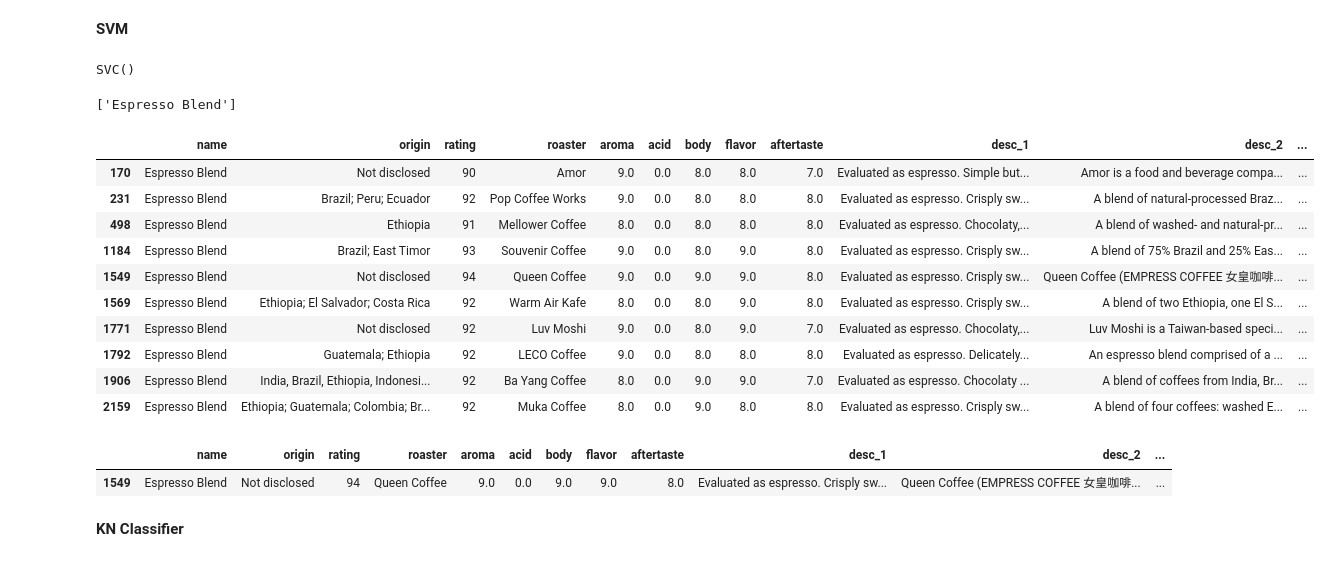
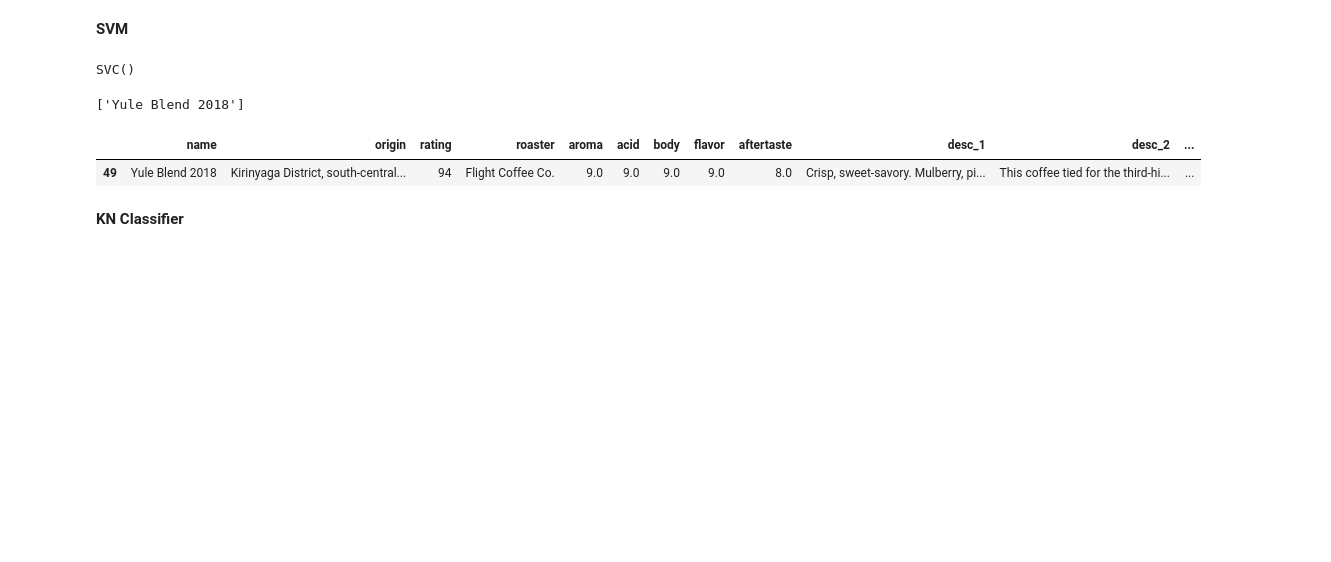
Before and after one commit to Hanifanta/Capstone_RECCOFFEE, a Jupyter notebook: notebook/reccoffee_filtering.ipynb, the cells around one changed output. Cells and saved outputs as stored; diff of their text form; code cells hidden in the pictures; blank space fills up the shorter version.

```diff
--- a/notebook/reccoffee_filtering.ipynb
+++ b/notebook/reccoffee_filtering.ipynb
@@ -62,29 +62,15 @@ model.fit(X.values, y)
 # %% [output]
 SVC()
 # %%
-svm_pred = model.predict([[9.0, 0.0, 9.0, 9.0, 8.0]])
+svm_pred = model.predict([[9.0, 9.0, 9.0, 9.0, 8.0]])
 print(svm_pred)
 # %% [output]
-['Espresso Blend']
+['Yule Blend 2018']
 # %%
-coffee[coffee['name'] == 'Espresso Blend']
+coffee[coffee['name'] == 'Yule Blend 2018']
 # %% [output]
 |  | name | origin | rating | roaster | aroma | acid | body | flavor | aftertaste | desc_1 | desc_2 | ... |
-| 170 | Espresso Blend | Not disclosed | 90 | Amor | 9.0 | 0.0 | 8.0 | 8.0 | 7.0 | Evaluated as espresso. Simple but... | Amor is a food and beverage compa... | ... |
-| 231 | Espresso Blend | Brazil; Peru; Ecuador | 92 | Pop Coffee Works | 9.0 | 0.0 | 8.0 | 8.0 | 8.0 | Evaluated as espresso. Crisply sw... | A blend of natural-processed Braz... | ... |
-| 498 | Espresso Blend | Ethiopia | 91 | Mellower Coffee | 8.0 | 0.0 | 8.0 | 8.0 | 8.0 | Evaluated as espresso. Chocolaty,... | A blend of washed- and natural-pr... | ... |
-| 1184 | Espresso Blend | Brazil; East Timor | 93 | Souvenir Coffee | 9.0 | 0.0 | 8.0 | 9.0 | 8.0 | Evaluated as espresso. Crisply sw... | A blend of 75% Brazil and 25% Eas... | ... |
-| 1549 | Espresso Blend | Not disclosed | 94 | Queen Coffee | 9.0 | 0.0 | 9.0 | 9.0 | 8.0 | Evaluated as espresso. Crisply sw... | Queen Coffee (EMPRESS COFFEE 女皇咖啡... | ... |
-| 1569 | Espresso Blend | Ethiopia; El Salvador; Costa Rica | 92 | Warm Air Kafe | 8.0 | 0.0 | 8.0 | 9.0 | 8.0 | Evaluated as espresso. Crisply sw... | A blend of two Ethiopia, one El S... | ... |
-| 1771 | Espresso Blend | Not disclosed | 92 | Luv Moshi | 9.0 | 0.0 | 8.0 | 9.0 | 7.0 | Evaluated as espresso. Chocolaty,... | Luv Moshi is a Taiwan-based speci... | ... |
-| 1792 | Espresso Blend | Guatemala; Ethiopia | 92 | LECO Coffee | 9.0 | 0.0 | 8.0 | 8.0 | 8.0 | Evaluated as espresso. Delicately... | An espresso blend comprised of a ... | ... |
-| 1906 | Espresso Blend | India, Brazil, Ethiopia, Indonesi... | 92 | Ba Yang Coffee | 8.0 | 0.0 | 9.0 | 9.0 | 7.0 | Evaluated as espresso. Chocolaty ... | A blend of coffees from India, Br... | ... |
-| 2159 | Espresso Blend | Ethiopia; Guatemala; Colombia; Br... | 92 | Muka Coffee | 8.0 | 0.0 | 9.0 | 8.0 | 8.0 | Evaluated as espresso. Crisply sw... | A blend of four coffees: washed E... | ... |
+| 49 | Yule Blend 2018 | Kirinyaga District, south-central... | 94 | Flight Coffee Co. | 9.0 | 9.0 | 9.0 | 9.0 | 8.0 | Crisp, sweet-savory. Mulberry, pi... | This coffee tied for the third-hi... | ... |
-# %%
-coffee[(coffee['name'] == 'Espresso Blend') & (coffee['aroma'] == 9.0) & (coffee['acid'] == 0.0) & (coffee['body'] == 9.0) & (coffee['flavor'] == 9.0) & (coffee['aftertaste'] == 8.0)]
-# %% [output]
-|  | name | origin | rating | roaster | aroma | acid | body | flavor | aftertaste | desc_1 | desc_2 | ... |
-| 1549 | Espresso Blend | Not disclosed | 94 | Queen Coffee | 9.0 | 0.0 | 9.0 | 9.0 | 8.0 | Evaluated as espresso. Crisply sw... | Queen Coffee (EMPRESS COFFEE 女皇咖啡... | ... |
 # %% [markdown]
 **KN Classifier**
 # %%
```
Also changed, not shown: parts of 6 cells of this notebook.
